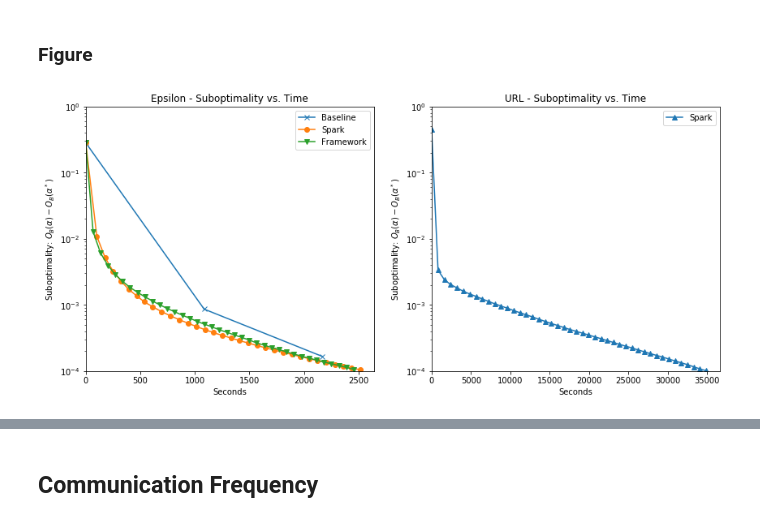
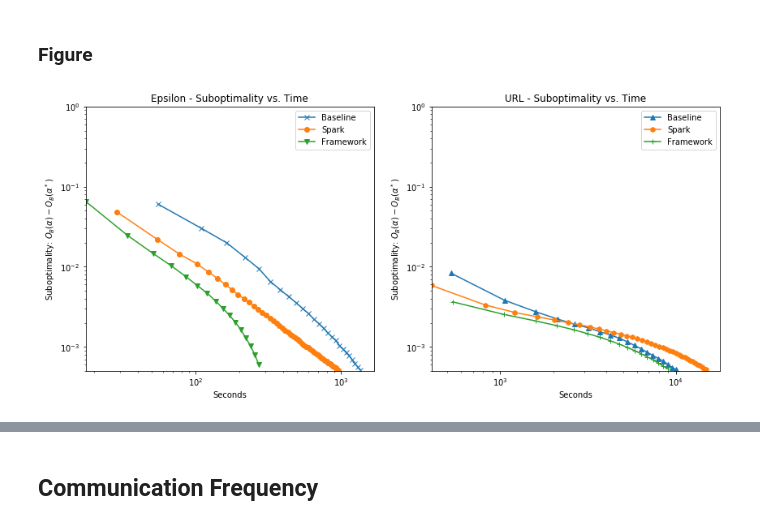
Before and after one commit to ChristophAlt/thesis, a Jupyter notebook: notebooks/experiments.ipynb, the cells around one changed output, grey strips where cells are left out. Drawn from its saved outputs; the diff is of its cells as text; code cells hidden in the pictures.

```diff
--- a/notebooks/experiments.ipynb
+++ b/notebooks/experiments.ipynb
@@ -474,36 +477,45 @@ base_path = '/Users/Chris/Studies/thesis/experiment_results/'
 # %%
 parser_spark = PrefixExperimentLogParser(prefix='EXPERIMENT|', parameters=['eta', 'lambda', 'localIterFrac', 'numSplits'])
 parser_local = PrefixExperimentLogParser(prefix='', parameters=['eta', 'lambda', 'localIterFrac', 'numSplits'])
+parser_local_2 = PrefixExperimentLogParser(prefix='EXPERIMENT|', parameters=['eta', 'lambda', 'localIterFrac', 'numSplits'])
 parser_framework = PrefixDriverWithExperimentLogParser(prefix='EXPERIMENT|', parameters=['eta', 'lambda', 'localIterFrac', 'numSplits'])
 parser_framework_2 = PrefixExperimentLogParser(prefix='EXPERIMENT|', parameters=['eta', 'lambda', 'localIterFrac', 'numSplits'])
+parser_framework_driver = PrefixDriverWithExperimentLogParser(prefix='EXPERIMENT|', parameters=['eta', 'lambda', 'localIterFrac', 'numSplits'])
 # %% [markdown]
 ### Results - Epsilon Dataset
 # %%
 alg_epsilon_local_path = base_path + 'local/exp_local_epsilon_h1.txt'
 alg_epsilon_spark_path = base_path + 'spark/exp_spark_epsilon_h1.txt'
-alg_epsilon_framework_path = base_path + 'exa/exp_exa_epsilon_h1/exp_exa_epsilon_h1_090.txt'
+alg_epsilon_framework_path = base_path + 'exa/exp_exa_epsilon_h1/exp_exa_epsilon_h1_091.txt'
 # %% [markdown]
 ### Results - URL Dataset
 # %%
-alg_url_local_path = ''
+alg_url_local_path = base_path + 'local/exp_local_url_h1.txt'
 alg_url_spark_path = base_path + 'spark/exp_spark_url_h1.txt'
-alg_url_framework_path = ''
+alg_url_framework_path = base_path + 'exa/exp_exa_url_h1/exp_exa_url_h1_091.txt'
 # %% [markdown]
 ### Figure
 # %%
 plotter = ExperimentDoubleLogPlotter()
 # Epsilon
-plotter.add_experiment(parser_local.parse(alg_epsilon_local_path), subplot=1, name='Baseline', every_n=20)
-plotter.add_experiment(parser_spark.parse(alg_epsilon_spark_path), subplot=1, name='Spark', every_n=20)
-plotter.add_experiment(parser_framework_2.parse(alg_epsilon_framework_path, no_params=True), subplot=1, name='Framework', every_n=20)
+plotter.add_experiment(parser_local.parse(alg_epsilon_local_path), subplot=1, name='Baseline', every_n=1)
+plotter.add_experiment(parser_spark.parse(alg_epsilon_spark_path), subplot=1, name='Spark', every_n=5)
+plotter.add_experiment(parser_framework_2.parse(alg_epsilon_framework_path, no_params=True), subplot=1, name='Framework', every_n=5)
 # URL
-plotter.add_experiment(parser_spark.parse(alg_url_spark_path), subplot=2, name='Spark', every_n=100)
+plotter.add_experiment(parser_local_2.parse(alg_url_local_path), subplot=2, name='Baseline', every_n=10)
+plotter.add_experiment(parser_spark.parse(alg_url_spark_path), subplot=2, name='Spark', every_n=50)
+plotter.add_experiment(parser_framework_2.parse(alg_url_framework_path, no_params=True), subplot=2, name='Framework', every_n=100)
 
 plotter.ylabel(r'Suboptimality: $O_B(\alpha) - O_B(\alpha^*)$')
-plotter.ylim(1e-4)
+plotter.ylim(5e-4)
 plotter.figsize((14, 6))
 plotter.title('Epsilon - Suboptimality vs. Time', subplot=1)
 plotter.title('URL - Suboptimality vs. Time', subplot=2)
-plotter.plot(filename='./../img/overall_perf_cmp.png')
+#plotter.use_iterations()
+
+plotter.add_min_objectives(objective=0.21720414, subplot=1)
+plotter.add_min_objectives(objective=0.045041505, subplot=2)
+
+plotter.plot(filename='./../img/overall_perf_cmp.png',)
 # %% [output]
-[figure, old version]
+[figure, new version]
```
Also changed, not shown: parts of 21 cells of this notebook, 9 other files.
